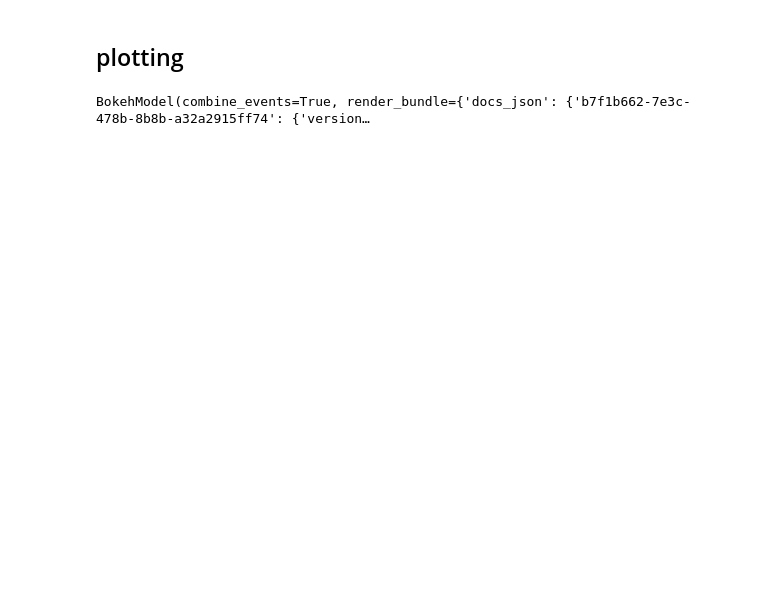
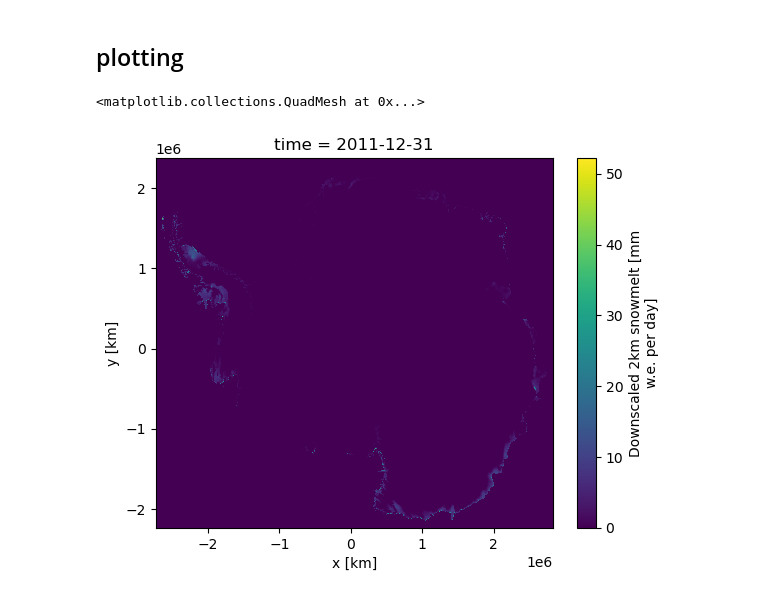
Before and after one commit to ldeo-glaciology/AntPen_NSF_NERC, a Jupyter notebook: code/rcm/daily_RACMO-to-zarr.ipynb, the cells around one changed output. Saved outputs shown, nothing was run; the diff lists cells and outputs as text; code cells hidden in the pictures; blank space fills up the shorter version.

```diff
--- a/code/rcm/daily_RACMO-to-zarr.ipynb
+++ b/code/rcm/daily_RACMO-to-zarr.ipynb
@@ -203,3 +151,6 @@ array_plan.execute()
 zarr.consolidate_metadata(mapper)
 # %% [output]
 <zarr.hierarchy.Group '/'>
+# %%
+all_reloaded_local = xr.open_dataset('full_2km_zarr/snowmelt.zarr', engine = 'zarr', chunks = {})
+all_reloaded_local
@@ -206,6 +193,7 @@ zarr.consolidate_metadata(mapper)
 # %% [markdown]
 ## plotting
 # %%
-all.isel(time=200).snowmeltcorr.hvplot(y='y', x='x', aspect='equal', cmap='viridis', rasterize=True)
+all_reloaded_local.sel(time = "31-12-2011").snowmeltcorr.plot()
 # %% [output]
-BokehModel(combine_events=True, render_bundle={'docs_json': {'b7f1b662-7e3c-478b-8b8b-a32a2915ff74': {'version…
+<matplotlib.collections.QuadMesh at 0x...>
+[figure, added]
```
Also changed, not shown: parts of 12 cells of this notebook.
